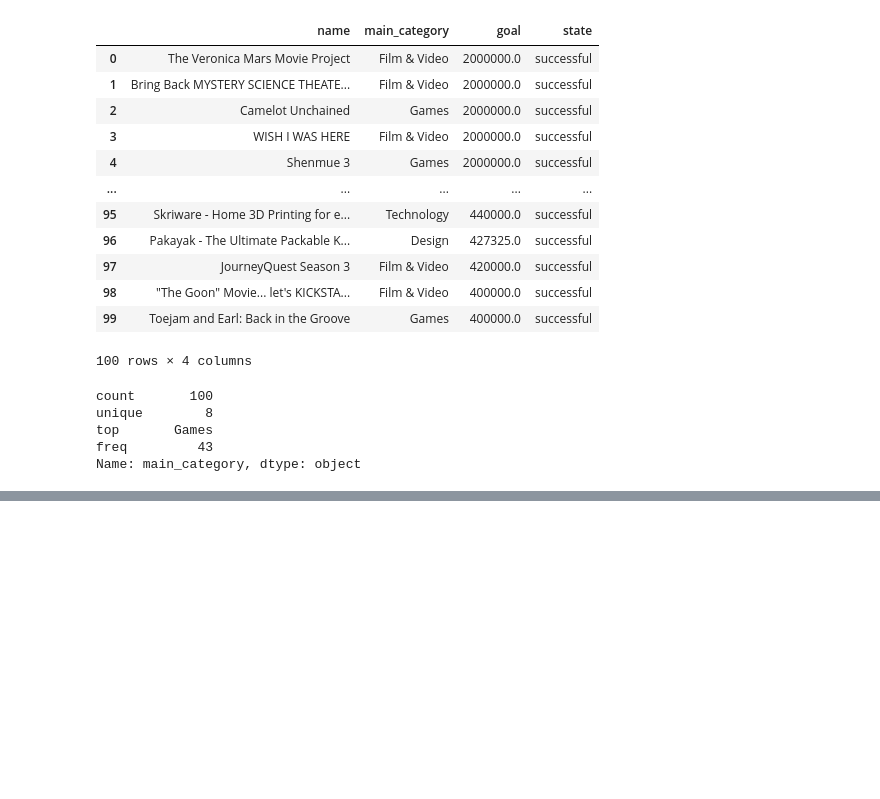
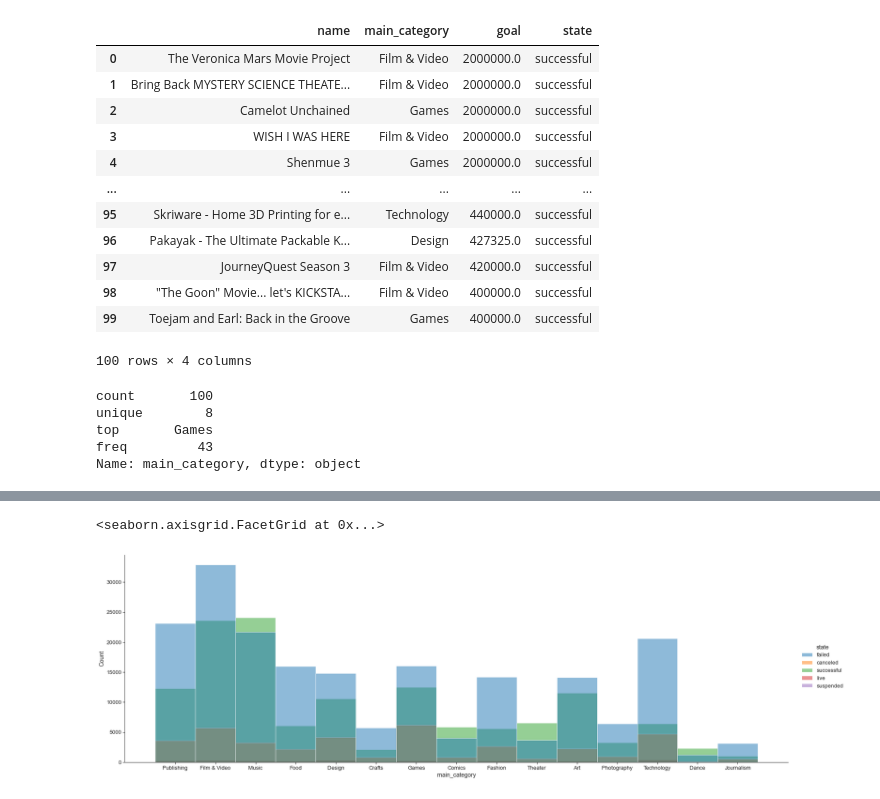
Before and after one commit to data301-2020-winter1/KickstarterAnalytics, a Jupyter notebook: analysis/davidpinos/DavidEDA.ipynb, the cells around one changed output, grey strips where cells are left out. Cells and saved outputs as stored; diff of their text form; code cells hidden in the pictures; blank space fills up the shorter version.

```diff
--- a/analysis/davidpinos/DavidEDA.ipynb
+++ b/analysis/davidpinos/DavidEDA.ipynb
@@ -112,0 +135,6 @@ Name: main_category, dtype: object
+# %%
+#  count for every state for individual categories
+sns.displot(df, x="main_category", hue="state",aspect =3,height =8)
+# %% [output]
+<seaborn.axisgrid.FacetGrid at 0x...>
+[figure, added]
```
Also changed, not shown: parts of 7 cells of this notebook, 1 other file.
